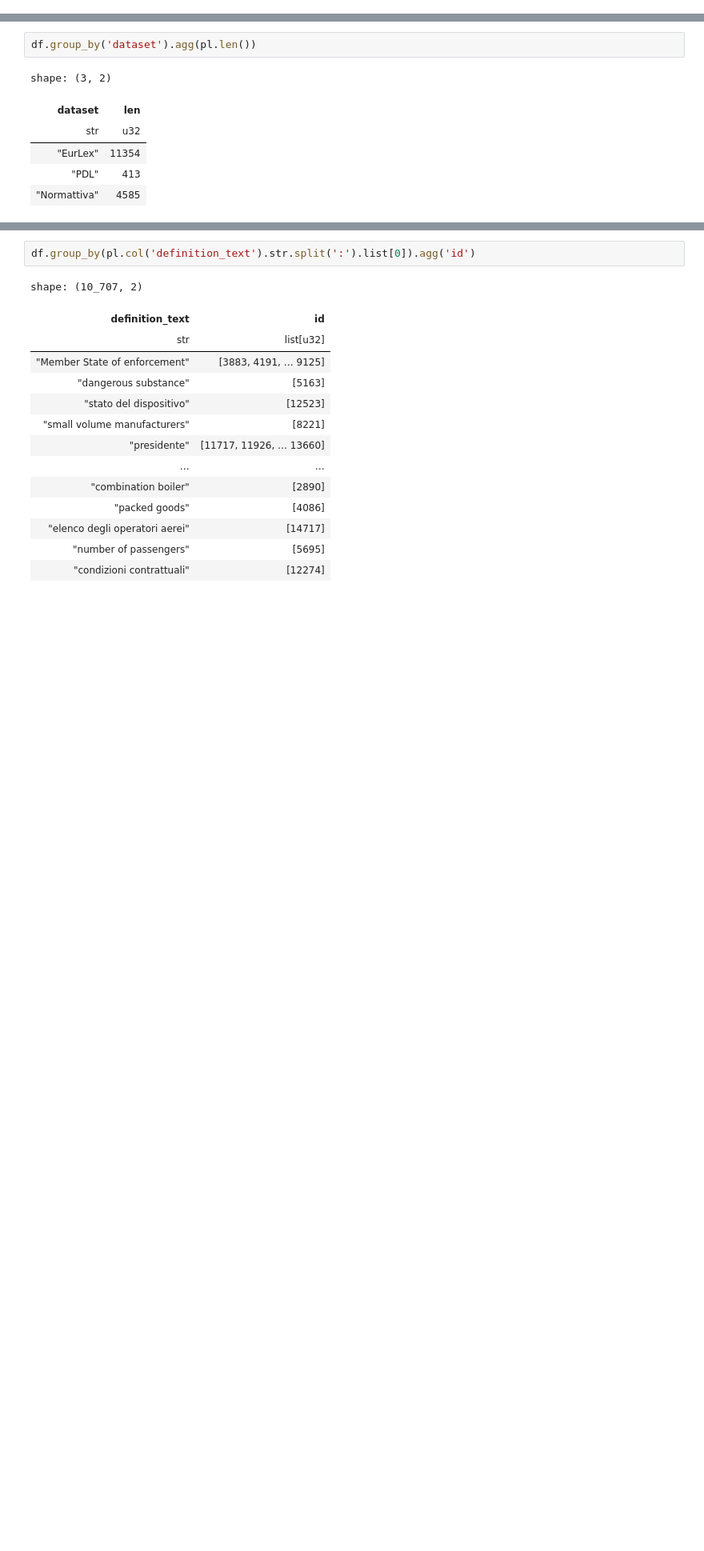
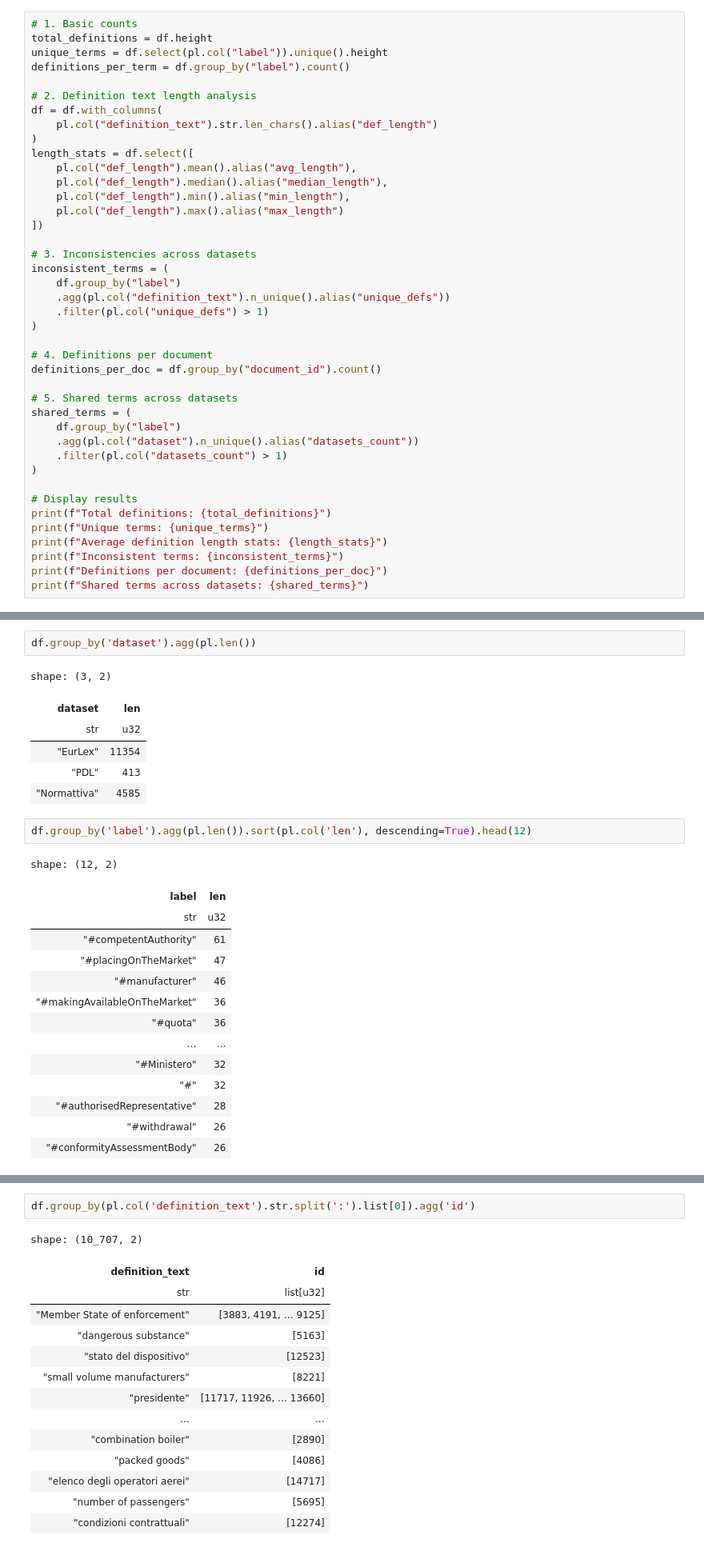
Before and after one commit to leonardozilli/LegislativeDefinitionsAgent, a Jupyter notebook: notebooks/02 - create_def_embeddings.ipynb, the cells around one changed output, grey strips where cells are left out. Shown at 80% size. Cells and saved outputs as stored; diff of their text form; blank space fills up the shorter version.

```diff
--- a/notebooks/02 - create_def_embeddings.ipynb
+++ b/notebooks/02 - create_def_embeddings.ipynb
@@ -25,0 +93,41 @@ shape: (1, 1)
+# %%
+# 1. Basic counts
+total_definitions = df.height
+unique_terms = df.select(pl.col("label")).unique().height
+definitions_per_term = df.group_by("label").count()
+
+# 2. Definition text length analysis
+df = df.with_columns(
+    pl.col("definition_text").str.len_chars().alias("def_length")
+)
+length_stats = df.select([
+    pl.col("def_length").mean().alias("avg_length"),
+    pl.col("def_length").median().alias("median_length"),
+    pl.col("def_length").min().alias("min_length"),
+    pl.col("def_length").max().alias("max_length")
+])
+
+# 3. Inconsistencies across datasets
+inconsistent_terms = (
+    df.group_by("label")
+    .agg(pl.col("definition_text").n_unique().alias("unique_defs"))
+    .filter(pl.col("unique_defs") > 1)
+)
+
+# 4. Definitions per document
+definitions_per_doc = df.group_by("document_id").count()
+
+# 5. Shared terms across datasets
+shared_terms = (
+    df.group_by("label")
+    .agg(pl.col("dataset").n_unique().alias("datasets_count"))
+    .filter(pl.col("datasets_count") > 1)
+)
+
+# Display results
+print(f"Total definitions: {total_definitions}")
+print(f"Unique terms: {unique_terms}")
+print(f"Average definition length stats: {length_stats}")
+print(f"Inconsistent terms: {inconsistent_terms}")
+print(f"Definitions per document: {definitions_per_doc}")
+print(f"Shared terms across datasets: {shared_terms}")
@@ -32,3 +180,20 @@ shape: (3, 2)
 | "EurLex" | 11354 |
 | "PDL" | 413 |
 | "Normattiva" | 4585 |
+# %%
+df.group_by('label').agg(pl.len()).sort(pl.col('len'), descending=True).head(12)
+# %% [output]
+shape: (12, 2)
+| label | len |
+| str | u32 |
+| "#competentAuthority" | 61 |
+| "#placingOnTheMarket" | 47 |
+| "#manufacturer" | 46 |
+| "#makingAvailableOnTheMarket" | 36 |
+| "#quota" | 36 |
+| … | … |
+| "#Ministero" | 32 |
+| "#" | 32 |
+| "#authorisedRepresentative" | 28 |
+| "#withdrawal" | 26 |
+| "#conformityAssessmentBody" | 26 |
```
Also changed, not shown: parts of 6 cells of this notebook, 49 other files.
